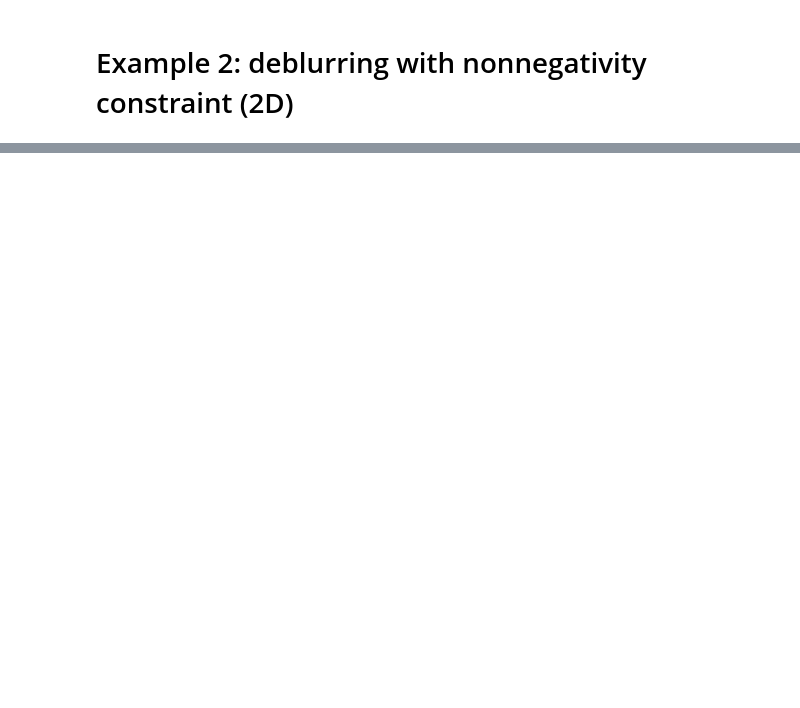
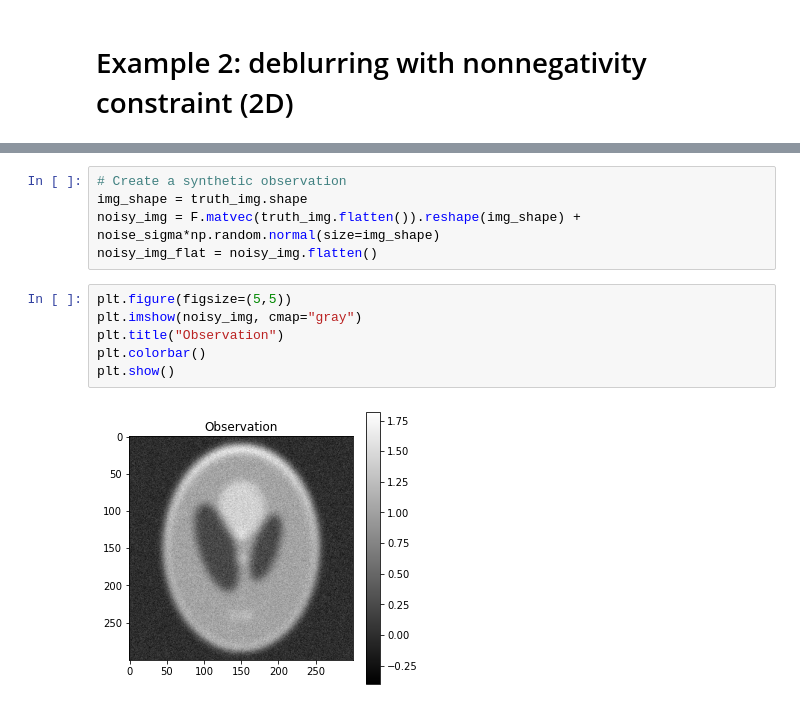
Before and after one commit to jlindbloom/gradient-projected-conjugate-gradient, a Jupyter notebook: examples.ipynb, the cells around one changed output, grey strips where cells are left out. Saved outputs shown, nothing was run; the diff lists cells and outputs as text; blank space fills up the shorter version.

```diff
--- a/examples.ipynb
+++ b/examples.ipynb
@@ -138,0 +281,13 @@ plt.show()
+# %%
+# Create a synthetic observation
+img_shape = truth_img.shape
+noisy_img = F.matvec(truth_img.flatten()).reshape(img_shape) + noise_sigma*np.random.normal(size=img_shape)
+noisy_img_flat = noisy_img.flatten()
+# %%
+plt.figure(figsize=(5,5))
+plt.imshow(noisy_img, cmap="gray")
+plt.title("Observation")
+plt.colorbar()
+plt.show()
+# %% [output]
+[figure, added]
```
Also changed, not shown: parts of 15 cells of this notebook, 2 other files.
